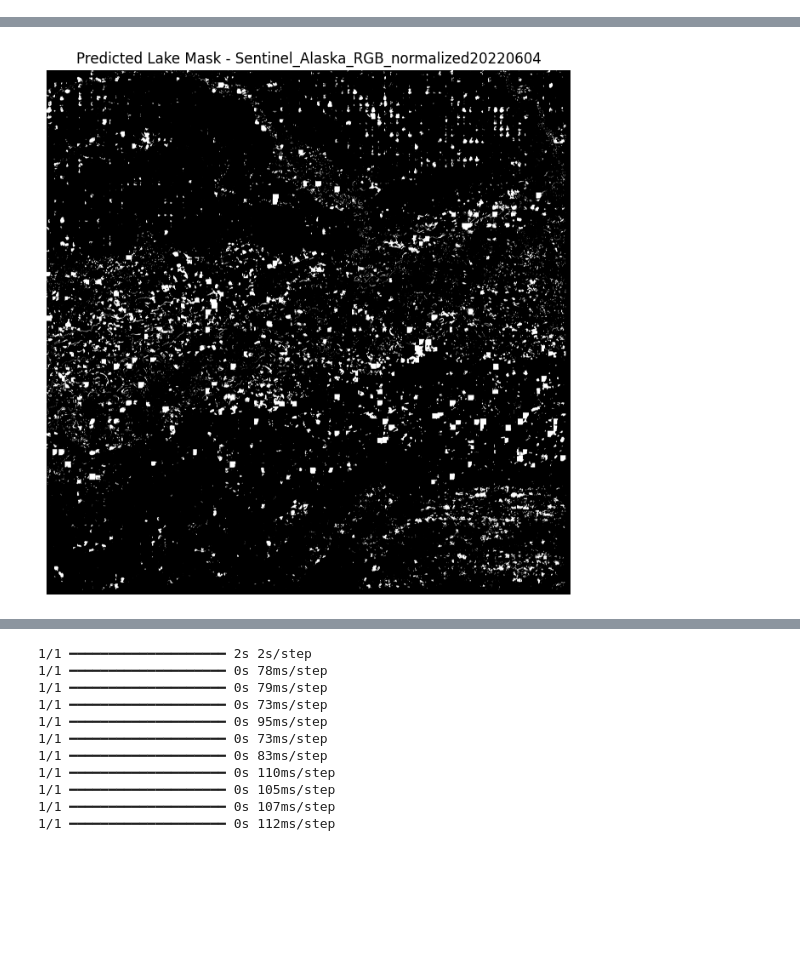
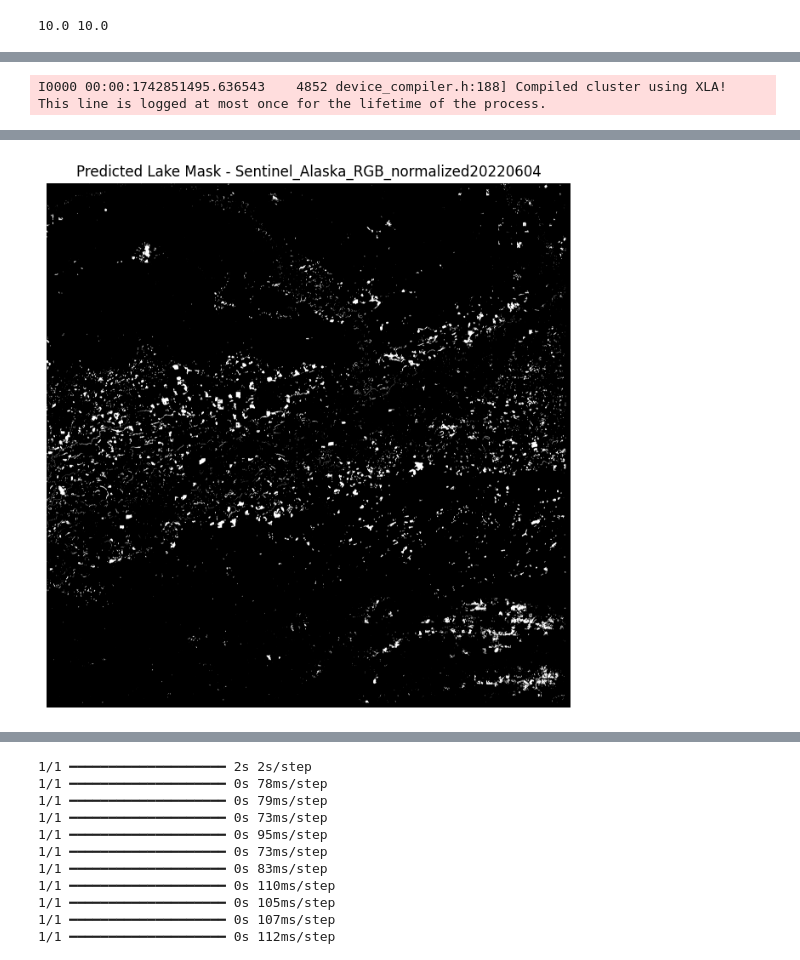
Before and after one commit to ajijohn/arcticlakecarbonprediction, a Jupyter notebook: notebooks/Predict_lakes.ipynb, the cells around one changed output, grey strips where cells are left out. Saved outputs shown, nothing was run; the diff lists cells and outputs as text; code cells hidden in the pictures; blank space fills up the shorter version.

```diff
--- a/notebooks/Predict_lakes.ipynb
+++ b/notebooks/Predict_lakes.ipynb
@@ -23,5 +23,8 @@ Successfully installed affine-2.4.0 click-plugins-1.1.1 cligj-0.7.2 rasterio-1.4
+# %%
+image_path = '../temp/Sentinel_Alaska_RGB_normalized20220604.tif'
+model_path = '../models/2025-03-17_16-30-55.keras'
 # %%
 from tensorflow.keras.models import load_model
 
 # Load the Keras model (ensure you have TensorFlow installed)
-model = load_model('2025-03-06_00-12-23.keras')
+model = load_model(model_path)
@@ -31,7 +32,7 @@ model = load_model('2025-03-06_00-12-23.keras')
 import rasterio
 
 # Open the GeoTIFF file
-with rasterio.open('Sentinel_Alaska_RGB_normalized20220604.tif') as src:
+with rasterio.open(image_path) as src:
     # Read all bands (or select bands as needed)
     image = src.read()  # shape: (channels, height, width)
     transform = src.transform  # Affine transformation matrix
@@ -40,6 +41,10 @@ with rasterio.open('Sentinel_Alaska_RGB_normalized20220604.tif') as src:
 # Extract pixel resolution from the transform:
 pixel_width = transform.a        # pixel size in x direction
 pixel_height = -transform.e      # pixel size in y (use absolute value)
+
+print(pixel_width, pixel_height)
+# %% [output]
+10.0 10.0
 # %%
 import numpy as np
 from tensorflow.keras.models import load_model
@@ -51,7 +56,7 @@ patch_size = 128
 threshold = 0.5  # adjust based on your model's calibration
 
 # 1. Load the GeoTIFF
-with rasterio.open('Sentinel_Alaska_RGB_normalized20220604.tif') as src:
+with rasterio.open(image_path) as src:
     # Read all bands; shape: (channels, height, width)
     image = src.read()
     transform = src.transform
@@ -67,9 +72,6 @@ H, W, _ = image.shape
 # (Optional) Normalize the image if required by your model
 # For example, if pixel values are in [0, 255]:
 image = image / 255.0
-
-# 3. Load the Pre-trained Keras Model
-model = load_model('2025-03-06_00-12-23.keras')
 
 # 4. Patchify the Image and Run Inference
 # We'll process the image in non-overlapping patches of size 128x128
@@ -97,11 +99,4 @@ for i in range(n_h):
 
         # Place the binary patch into the corresponding location in the full mask
         full_mask[i*patch_size:(i+1)*patch_size, j*patch_size:(j+1)*patch_size] = binary_patch
-
-# 5. (Optional) Visualize a Portion of the Prediction
-plt.figure(figsize=(8, 8))
-plt.imshow(full_mask, cmap='gray')
-plt.title("Predicted Lake Mask - Sentinel_Alaska_RGB_normalized20220604")
-plt.axis('off')
-plt.show()
 # %% [output]
@@ -124,0 +131 @@ Streaming output truncated to the last 5000 lines.
+I0000 00:00:1742851495.636543    4852 device_compiler.h:188] Compiled cluster using XLA!  This line is logged at most once for the lifetime of the process.
@@ -125,4 +149,4 @@ Streaming output truncated to the last 5000 lines.
-[figure, old version]
+[figure, new version]
 # %%
 # 5. (Optional) Visualize a Portion of the Prediction
 plt.figure(figsize=(8, 8))
```
Also changed, not shown: parts of 13 cells of this notebook.
